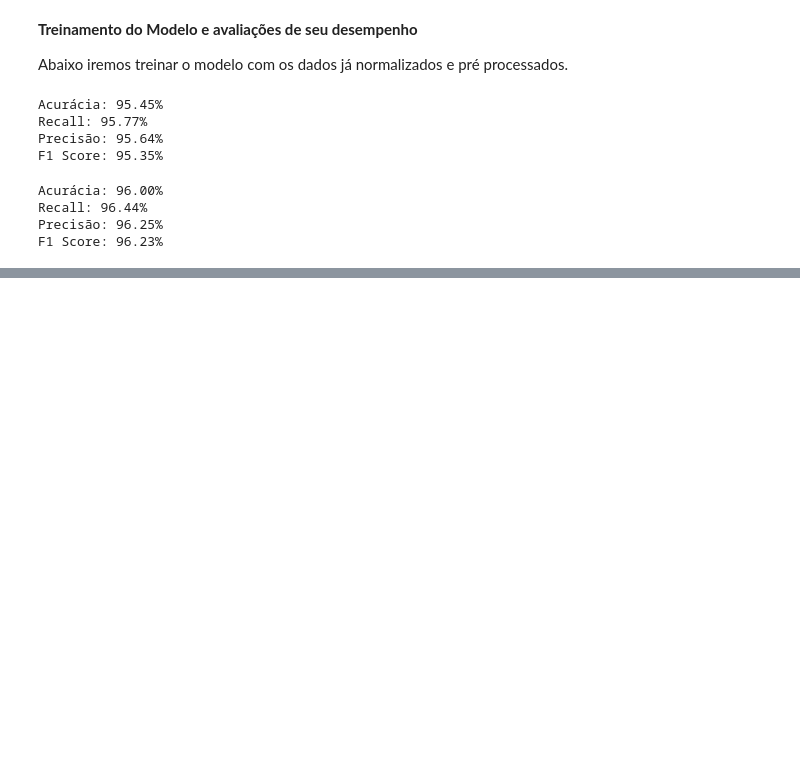
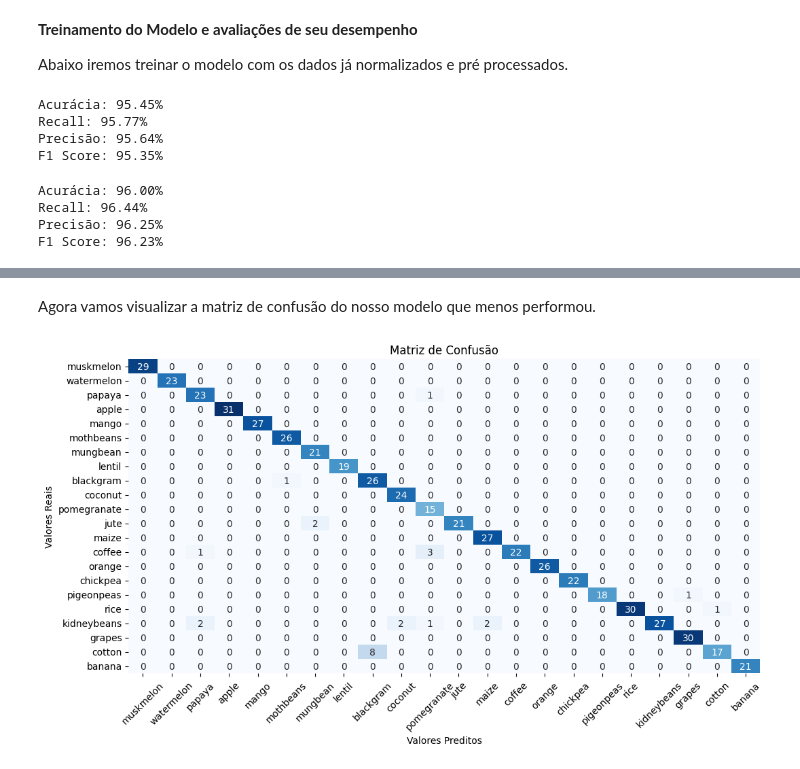
Before and after one commit to DiogoBotton/Machine_Learning_Training_Learn, a Jupyter notebook: Fiap_Cap14_Treinamento_ML/Atividade/Tecnica_Aprendizado_Maquina.ipynb, the cells around one changed output, grey strips where cells are left out. Cells and saved outputs as stored; diff of their text form; code cells hidden in the pictures; blank space fills up the shorter version.

```diff
--- a/Fiap_Cap14_Treinamento_ML/Atividade/Tecnica_Aprendizado_Maquina.ipynb
+++ b/Fiap_Cap14_Treinamento_ML/Atividade/Tecnica_Aprendizado_Maquina.ipynb
@@ -391,0 +436,17 @@ F1 Score: 98.87%
+# %% [markdown]
+Agora vamos visualizar a matriz de confusão do nosso modelo que menos performou.
+# %%
+cm = confusion_matrix(y_test, knn_predict)
+
+labels = pd.unique(y_test)
+
+plt.figure(figsize=(12,6))
+sns.heatmap(cm, annot=True, fmt='d', cmap='Blues', cbar=False,
+            xticklabels=labels, yticklabels=labels)
+plt.xlabel('Valores Preditos')
+plt.ylabel('Valores Reais')
+plt.xticks(rotation=45)
+plt.title('Matriz de Confusão')
+plt.show()
+# %% [output]
+[figure, added]
```
Also changed, not shown: parts of 6 cells of this notebook, 1 other file.
